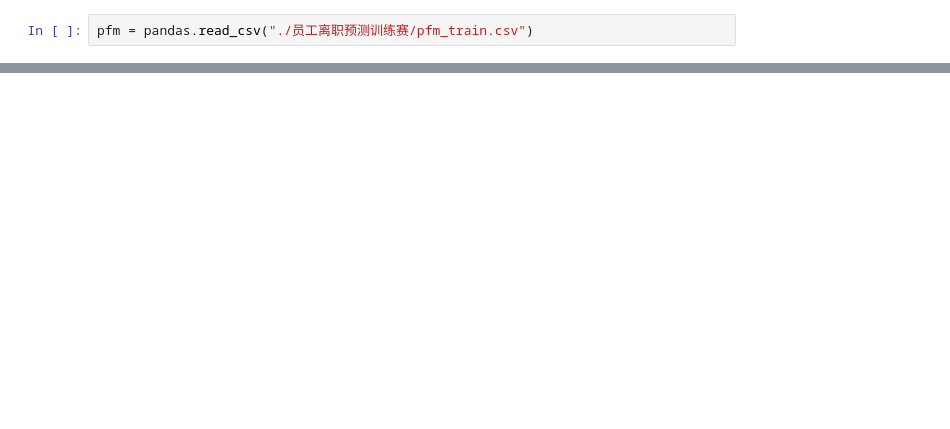
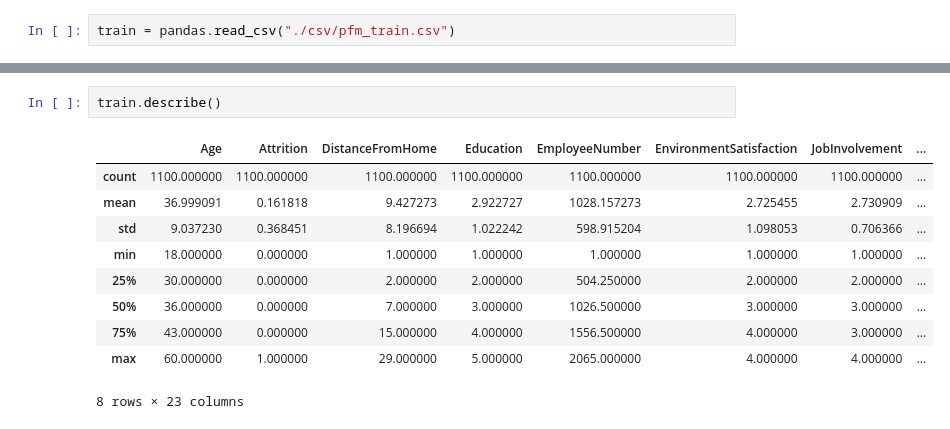
Before and after one commit to LottWong/employee_drop_job_analizy, a Jupyter notebook: data-analysis.ipynb, the cells around one changed output, grey strips where cells are left out. Cells and saved outputs as stored; diff of their text form; blank space fills up the shorter version.

```diff
--- a/data-analysis.ipynb
+++ b/data-analysis.ipynb
@@ -3,2 +7,2 @@ import pandas
 # %%
-pfm = pandas.read_csv("./员工离职预测训练赛/pfm_train.csv")
+train = pandas.read_csv("./csv/pfm_train.csv")
@@ -6,0 +19,13 @@ OSError: Initializing from file failed
+# %%
+train.describe()
+# %% [output]
+|  | Age | Attrition | DistanceFromHome | Education | EmployeeNumber | EnvironmentSatisfaction | JobInvolvement | ... |
+| count | 1100.000000 | 1100.000000 | 1100.000000 | 1100.000000 | 1100.000000 | 1100.000000 | 1100.000000 | ... |
+| mean | 36.999091 | 0.161818 | 9.427273 | 2.922727 | 1028.157273 | 2.725455 | 2.730909 | ... |
+| std | 9.037230 | 0.368451 | 8.196694 | 1.022242 | 598.915204 | 1.098053 | 0.706366 | ... |
+| min | 18.000000 | 0.000000 | 1.000000 | 1.000000 | 1.000000 | 1.000000 | 1.000000 | ... |
+| 25% | 30.000000 | 0.000000 | 2.000000 | 2.000000 | 504.250000 | 2.000000 | 2.000000 | ... |
+| 50% | 36.000000 | 0.000000 | 7.000000 | 3.000000 | 1026.500000 | 3.000000 | 3.000000 | ... |
+| 75% | 43.000000 | 0.000000 | 15.000000 | 4.000000 | 1556.500000 | 4.000000 | 3.000000 | ... |
+| max | 60.000000 | 1.000000 | 29.000000 | 5.000000 | 2065.000000 | 4.000000 | 4.000000 | ... |
+8 rows × 23 columns
```
Also changed, not shown: parts of 21 cells of this notebook, 5 other files.
